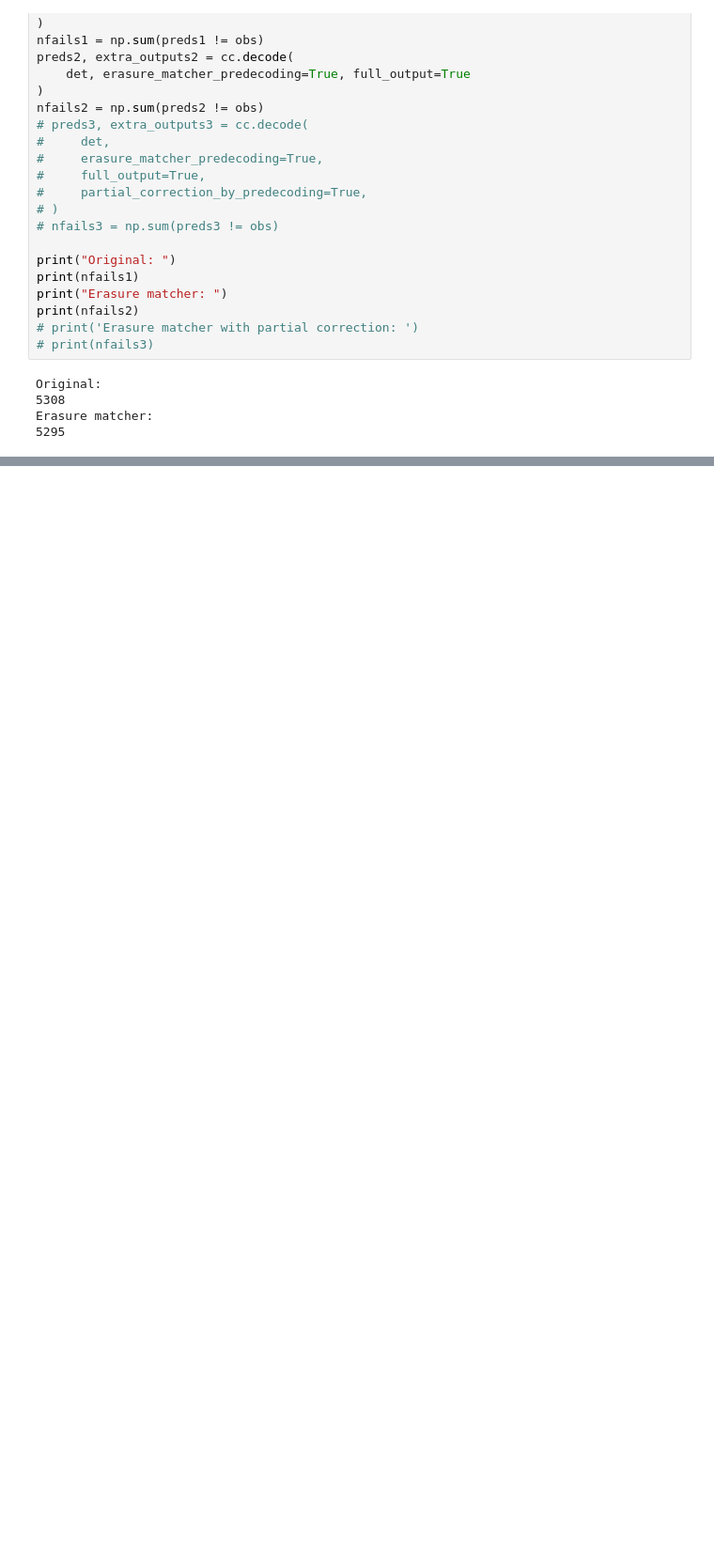
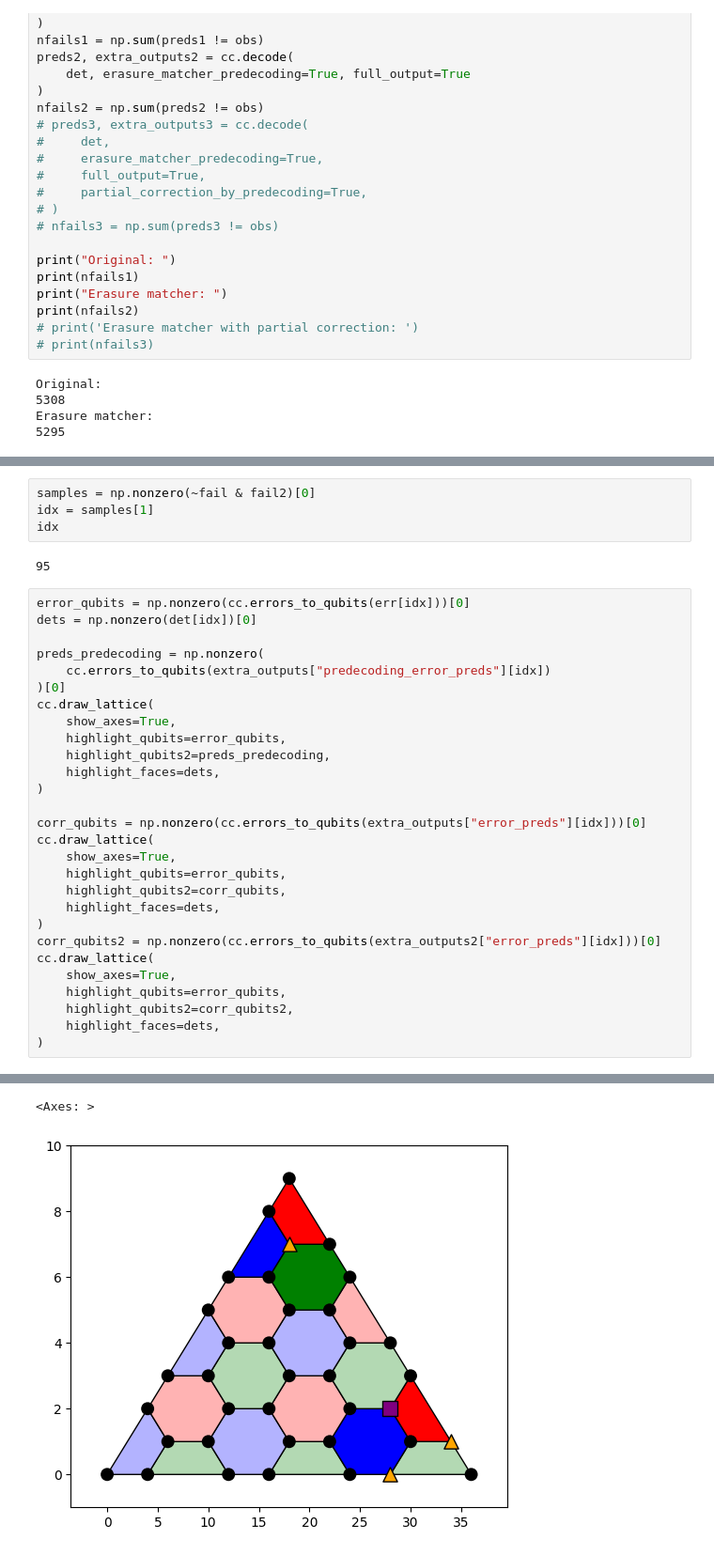
Before and after one commit to seokhyung-lee/color-code-stim, a Jupyter notebook: notebooks/erasure_matcher_predecoding.ipynb, the cells around one changed output, grey strips where cells are left out. Shown at 94% size. Saved outputs shown, nothing was run; the diff lists cells and outputs as text; blank space fills up the shorter version.

```diff
--- a/notebooks/erasure_matcher_predecoding.ipynb
+++ b/notebooks/erasure_matcher_predecoding.ipynb
@@ -80,0 +110,35 @@ print(preds2)
+# %%
+samples = np.nonzero(~fail & fail2)[0]
+idx = samples[1]
+idx
+# %% [output]
+95
+# %%
+error_qubits = np.nonzero(cc.errors_to_qubits(err[idx]))[0]
+dets = np.nonzero(det[idx])[0]
+
+preds_predecoding = np.nonzero(
+    cc.errors_to_qubits(extra_outputs["predecoding_error_preds"][idx])
+)[0]
+cc.draw_lattice(
+    show_axes=True,
+    highlight_qubits=error_qubits,
+    highlight_qubits2=preds_predecoding,
+    highlight_faces=dets,
+)
+
+corr_qubits = np.nonzero(cc.errors_to_qubits(extra_outputs["error_preds"][idx]))[0]
+cc.draw_lattice(
+    show_axes=True,
+    highlight_qubits=error_qubits,
+    highlight_qubits2=corr_qubits,
+    highlight_faces=dets,
+)
+corr_qubits2 = np.nonzero(cc.errors_to_qubits(extra_outputs2["error_preds"][idx]))[0]
+cc.draw_lattice(
+    show_axes=True,
+    highlight_qubits=error_qubits,
+    highlight_qubits2=corr_qubits2,
+    highlight_faces=dets,
+)
+# %% [output]
@@ -80,0 +148,2 @@ print(preds2)
+<Axes: >
+[figure, added]
```
Also changed, not shown: parts of 4 cells of this notebook, 3 other files.
